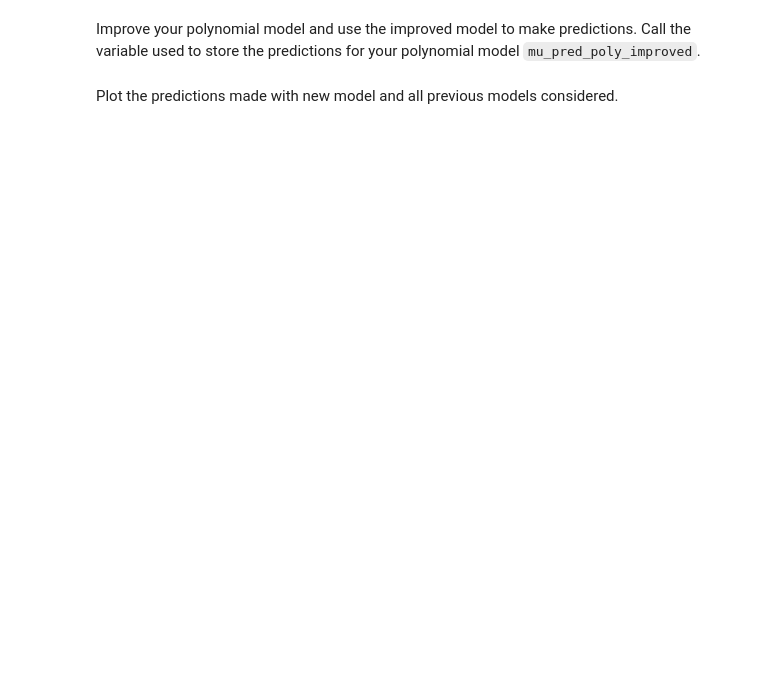
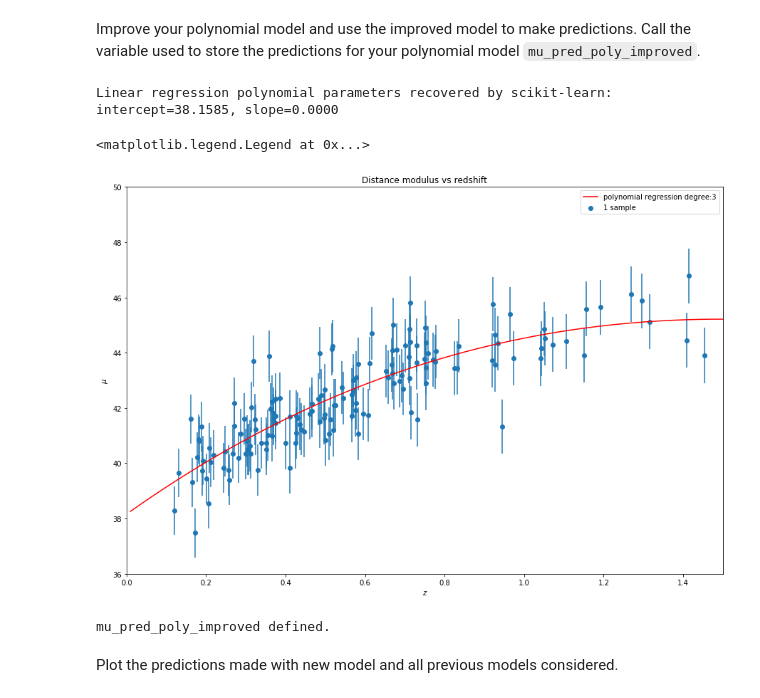
Before and after one commit to nishalad95/Machine_Learning_Big_Data, a Jupyter notebook: spce0038_coursework_NishaLad.ipynb, the cells around one changed output. Saved outputs shown, nothing was run; the diff lists cells and outputs as text; code cells hidden in the pictures; blank space fills up the shorter version.

```diff
--- a/spce0038_coursework_NishaLad.ipynb
+++ b/spce0038_coursework_NishaLad.ipynb
@@ -280,5 +284,30 @@ raise NotImplementedError()
+# %%
+# YOUR CODE HERE
+
+# try a polynomial of degree 3 & include the bias
+bias = True
+degree = 3
+z_sample_poly, poly_features = compute_poly_features(degree, bias)
+# Train model
+lin_reg_poly = LinearRegression()
+lin_reg_poly.fit(z_sample_poly, mu_sample)
+print("Linear regression polynomial parameters recovered by scikit-learn: intercept={0:.4f}, slope={1:.4f}"
+      .format(lin_reg_poly.intercept_, lin_reg_poly.coef_[0]))
+# plot the curve
+z_new = z.reshape(len(z), 1)
+z_new_poly = poly_features.transform(z_new)
+mu_pred_poly_improved = lin_reg_poly.predict(z_new_poly)
+plot_dist_mod()
+plt.plot(z_new, mu_pred_poly_improved, "r-", label='polynomial regression degree:' + str(degree))
+plt.legend()
+# %% [output]
+Linear regression polynomial parameters recovered by scikit-learn: intercept=38.1585, slope=0.0000
+<matplotlib.legend.Legend at 0x...>
+[figure, added]
 # %%
 check_var_defined('mu_pred_poly_improved')
 assert mu_pred_poly_improved.shape == (len(z),)
+# %% [output]
+mu_pred_poly_improved defined.
 # %% [markdown]
 Plot the predictions made with new model and all previous models considered.
```
Also changed, not shown: parts of 9 cells of this notebook.
